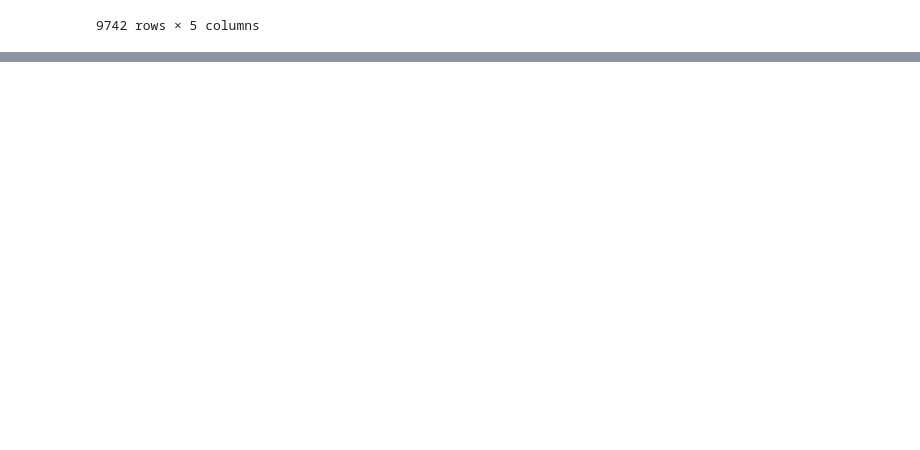
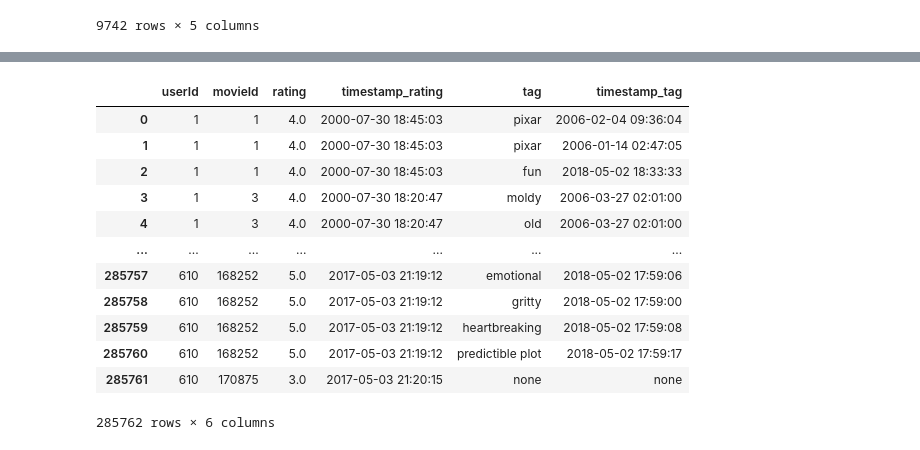
Before and after one commit to ekarbeyaz/movie-rankings-data-manipulation, a Jupyter notebook: Script - Movies.ipynb, the cells around one changed output, grey strips where cells are left out. Cells and saved outputs as stored; diff of their text form; code cells hidden in the pictures; blank space fills up the shorter version.

```diff
--- a/Script - Movies.ipynb
+++ b/Script - Movies.ipynb
@@ -282,0 +285,7 @@ movies_changed
+# %%
+ratings_edited = ratings.copy()
+tags_edited = tags.copy()
+# %%
+ratings_merged = pd.merge(left=ratings_edited, right=tags_edited[["movieId", "tag", "timestamp"]], how="left", left_on=["movieId"], right_on=["movieId"], suffixes=("_rating", "_tag"))
+# Let's view the dataframe.
+ratings_merged
@@ -282,0 +318,19 @@ movies_changed
+# %%
+# First make a copy of original dataframe to prevent loss of data.
+ratings_na_dropped = ratings_merged.copy()
+ratings_na_dropped.fillna("none", inplace=True)
+ratings_na_dropped
+# %% [output]
+|  | userId | movieId | rating | timestamp_rating | tag | timestamp_tag |
+| 0 | 1 | 1 | 4.0 | 2000-07-30 18:45:03 | pixar | 2006-02-04 09:36:04 |
+| 1 | 1 | 1 | 4.0 | 2000-07-30 18:45:03 | pixar | 2006-01-14 02:47:05 |
+| 2 | 1 | 1 | 4.0 | 2000-07-30 18:45:03 | fun | 2018-05-02 18:33:33 |
+| 3 | 1 | 3 | 4.0 | 2000-07-30 18:20:47 | moldy | 2006-03-27 02:01:00 |
+| 4 | 1 | 3 | 4.0 | 2000-07-30 18:20:47 | old | 2006-03-27 02:01:00 |
+| ... | ... | ... | ... | ... | ... | ... |
+| 285757 | 610 | 168252 | 5.0 | 2017-05-03 21:19:12 | emotional | 2018-05-02 17:59:06 |
+| 285758 | 610 | 168252 | 5.0 | 2017-05-03 21:19:12 | gritty | 2018-05-02 17:59:00 |
+| 285759 | 610 | 168252 | 5.0 | 2017-05-03 21:19:12 | heartbreaking | 2018-05-02 17:59:08 |
+| 285760 | 610 | 168252 | 5.0 | 2017-05-03 21:19:12 | predictible plot | 2018-05-02 17:59:17 |
+| 285761 | 610 | 170875 | 3.0 | 2017-05-03 21:20:15 | none | none |
+285762 rows × 6 columns
```
Also changed, not shown: parts of 6 cells of this notebook.
